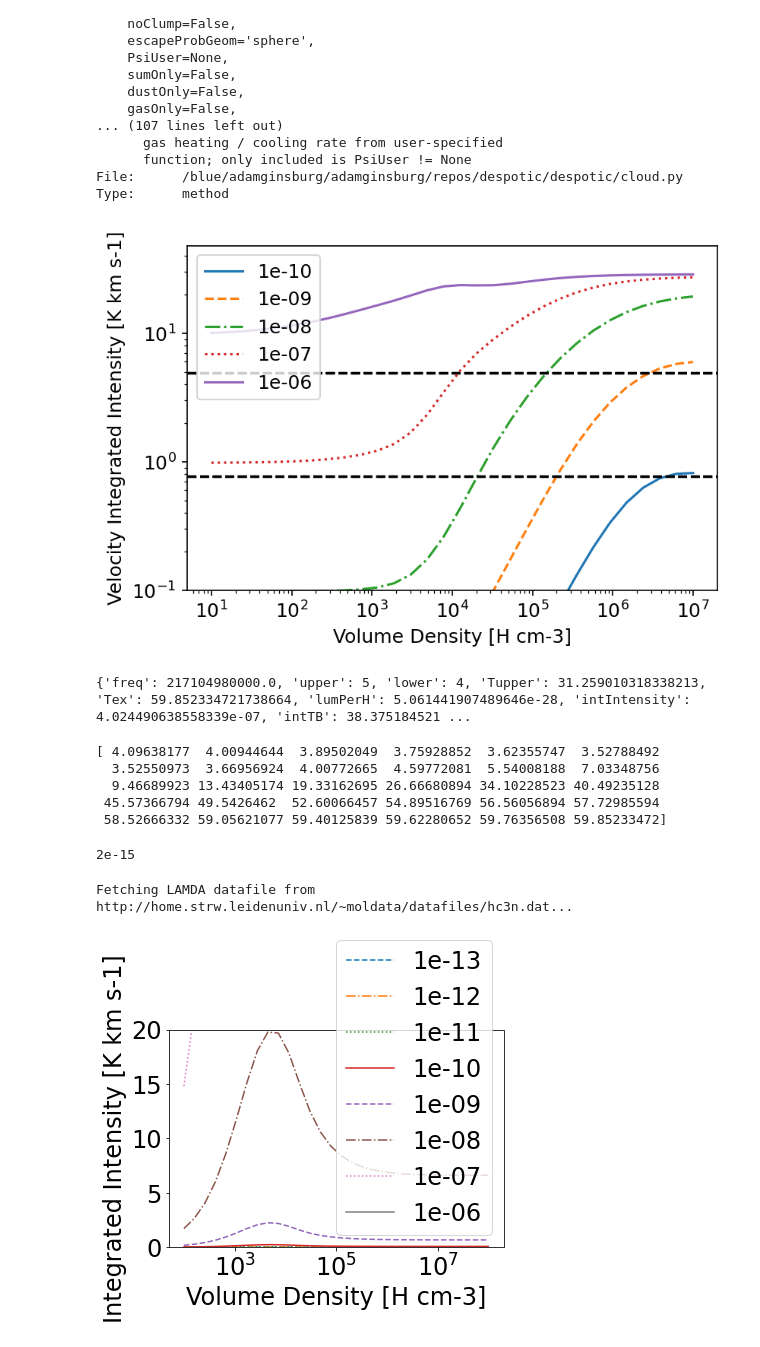
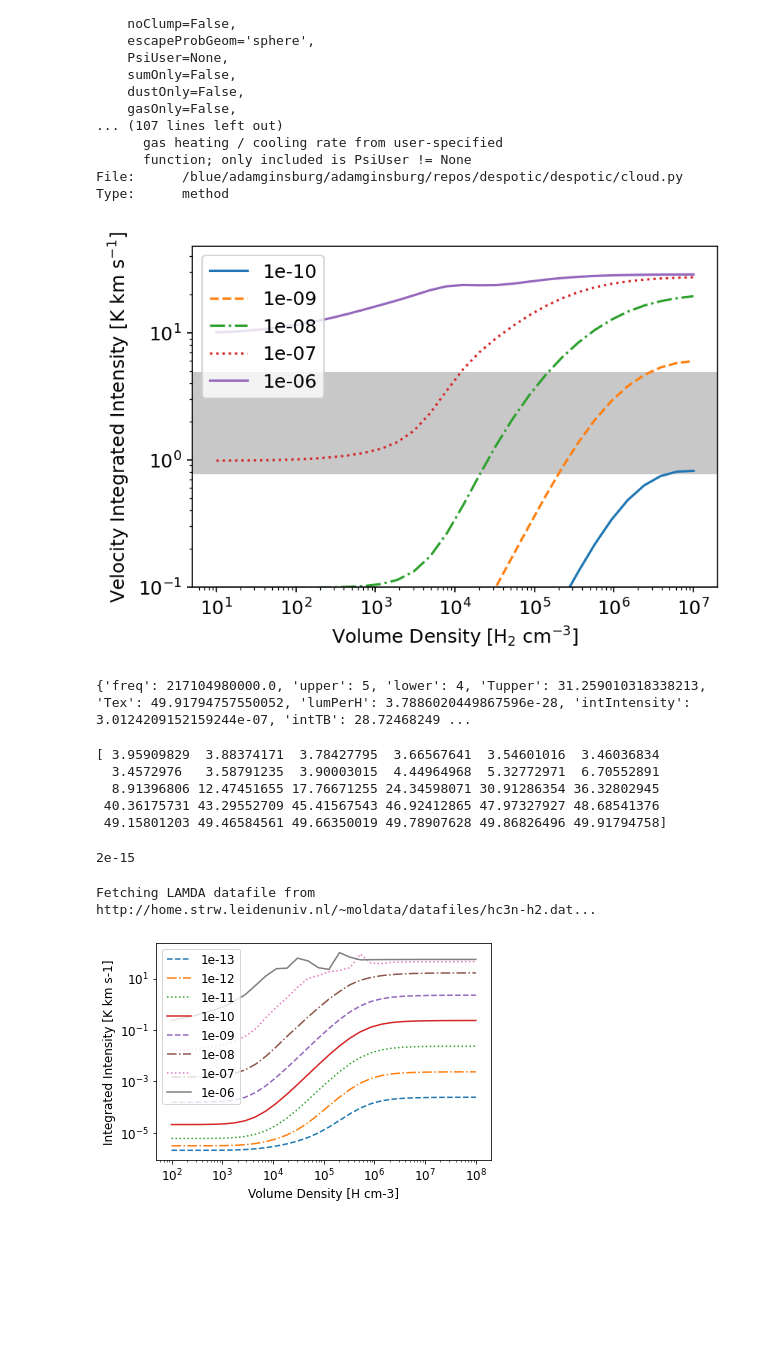
Before and after one commit to SpacialTree/clouds-g5-b1, a Jupyter notebook: DespoticSiO.ipynb, the cells around one changed output. Drawn from its saved outputs; the diff is of its cells as text; code cells hidden in the pictures; blank space fills up the shorter version.

```diff
--- a/DespoticSiO.ipynb
+++ b/DespoticSiO.ipynb
@@ -195,12 +197,15 @@ for a in abundance:
     plt.plot(vol_dense, TB, next(linecycler), label=lab)
     #plt.plot(vol_dense, TB, label=lab)
     plt.xscale('log')
-    plt.xlabel('Volume Density [H cm-3]')
-    plt.ylabel('Velocity Integrated Intensity [K km s-1]')
+    plt.xlabel('Volume Density [H$_2$ cm$^{-3}$]')
+    plt.ylabel('Velocity Integrated Intensity [K km s$^{-1}$]')
     try:
         #plt.axhline(y=3.159198, color='r', linestyle='--')#, label='max')
-        plt.axhline(y=4.8907389, color='k', linestyle='--')
-        plt.axhline(y=0.76873781, color='k', linestyle='--')
+
+        #plt.axhline(y=4.8907389, color='k', linestyle='--')
+        #plt.axhline(y=0.76873781, color='k', linestyle='--')
+
+        plt.axhspan(0.76873781, 4.8907389, facecolor='0.5', alpha=0.1)
     except:
         print('oops')
     #'''
@@ -263,19 +268,19 @@ plt.ylim(bottom=0.1)
 #plt.savefig('/orange/adamginsburg/cmz/g5/code/plots/despoticsio.png')
 plt.savefig('/orange/adamginsburg/cmz/g5/code/plots/despoticsio.pdf', bbox_inches='tight')
 # %% [output]
-[figure, old version]
+[figure, new version]
 # %%
 print(lines[4])
 # %% [output]
-{'freq': 217104980000.0, 'upper': 5, 'lower': 4, 'Tupper': 31.259010318338213, 'Tex': 59.852334721738664, 'lumPerH': 5.061441907489646e-28, 'intIntensity': 4.024490638558339e-07, 'intTB': 38.375184521 ...
+{'freq': 217104980000.0, 'upper': 5, 'lower': 4, 'Tupper': 31.259010318338213, 'Tex': 49.91794757550052, 'lumPerH': 3.7886020449867596e-28, 'intIntensity': 3.0124209152159244e-07, 'intTB': 28.72468249 ...
 # %%
 print(Tex)
 # %% [output]
-[ 4.09638177  4.00944644  3.89502049  3.75928852  3.62355747  3.52788492
-  3.52550973  3.66956924  4.00772665  4.59772081  5.54008188  7.03348756
-  9.46689923 13.43405174 19.33162695 26.66680894 34.10228523 40.49235128
- 45.57366794 49.5426462  52.60066457 54.89516769 56.56056894 57.72985594
- 58.52666332 59.05621077 59.40125839 59.62280652 59.76356508 59.85233472]
+[ 3.95909829  3.88374171  3.78427795  3.66567641  3.54601016  3.46036834
+  3.4572976   3.58791235  3.90003015  4.44964968  5.32772971  6.70552891
+  8.91396806 12.47451655 17.76671255 24.34598071 30.91286354 36.32802945
+ 40.36175731 43.29552709 45.41567543 46.92412865 47.97327927 48.68541376
+ 49.15801203 49.46584561 49.66350019 49.78907628 49.86826496 49.91794758]
 # %%
 # L = N/n = 1e22 / 1e6
 # const = sigma / L = sigma * n / N
@@ -288,9 +293,9 @@ const
 2e-15
 # %%
 abunn = 10**-9
-g5.addEmitter("HC3N", abunn)
+g5.addEmitter("HC3N-H2", abunn)
 # %% [output]
-Fetching LAMDA datafile from http://home.strw.leidenuniv.nl/~moldata/datafiles/hc3n.dat...
+Fetching LAMDA datafile from http://home.strw.leidenuniv.nl/~moldata/datafiles/hc3n-h2.dat...
 # %%
 def bright_temp(lines, n):
     TB = [l["intTB"] for l in lines] #* u.K * u.km / u.second
@@ -314,37 +319,39 @@ abundance = 10**np.linspace(-13, -6, num=8) # 10^-13 to 10^-6
 
 fig, ax = plt.subplots()
 #plt.figure(figsize=(9, 3))
 
 #default_cycler = (cycler(linestyle=linestyle_tuple))
 
 #plt.rc('lines', linewidth=2)
 #plt.rc('axes', prop_cycle=default_cycler)
 
 for a in abundance:
     for n in range(vol_dense.size):
         g5.nH = vol_dense[n]
-        g5.addEmitter("HC3N", a)
-        lines = g5.lineLum("HC3N")
-        TB[n] = bright_temp(lines, 4)
+        g5.sigmaNT = 2e-14 * g5.colDen / g5.nH
+        g5.addEmitter("HC3N-H2", a)
+        lines = g5.lineLum("HC3N-H2")
+        TB[n] = bright_temp(lines, 23)
     #print('Abundance:', a)
 
     title = 'Abundance: ' + str(a)# + ' SiO molecules per H nucleus'
     #print(a)
     lab = format(a, '.3g') #str(a)
     plt.plot(vol_dense, TB, next(linecycler), label=lab)
     plt.xscale('log')
+    plt.yscale('log')
     plt.xlabel('Volume Density [H cm-3]')
     plt.ylabel('Integrated Intensity [K km s-1]')
     #try:
     #    ax.axhline(y=3.159198, color='r', linestyle='-')#, label='max')
     #except:
     #    print('oops')
     #plt.title(title)
     #plt.show()
 plt.legend()
-plt.ylim(top=20)
-plt.ylim(bottom=0)
+#plt.ylim(top=5)
+#plt.ylim(bottom=0)
 freq = ([l["freq"] for l in lines] * u.Hz).to(u.GHz)
 # %% [output]
-[figure, old version]
+[figure, new version]
 # %%
```
Also changed, not shown: parts of 9 cells of this notebook, 7 other files.
